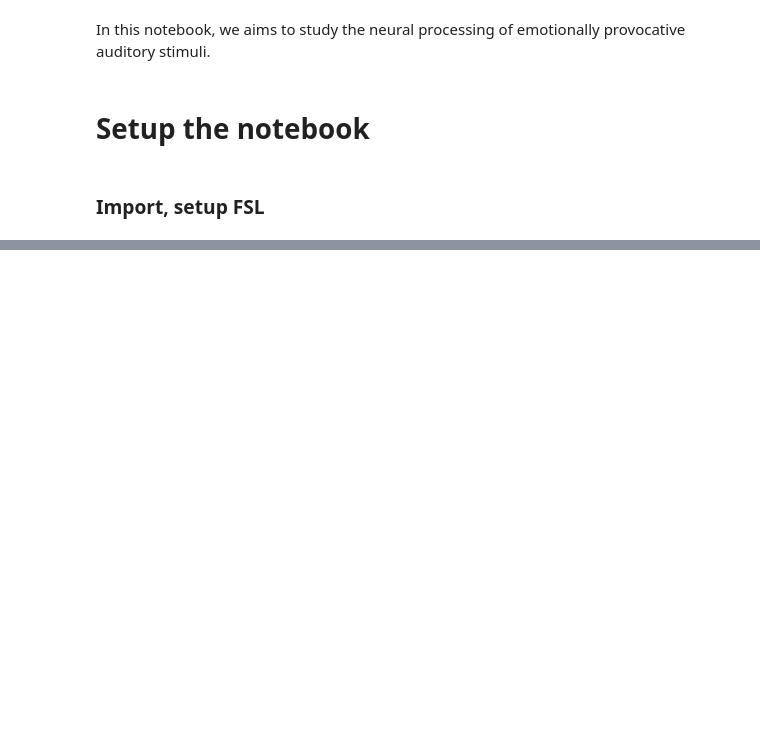
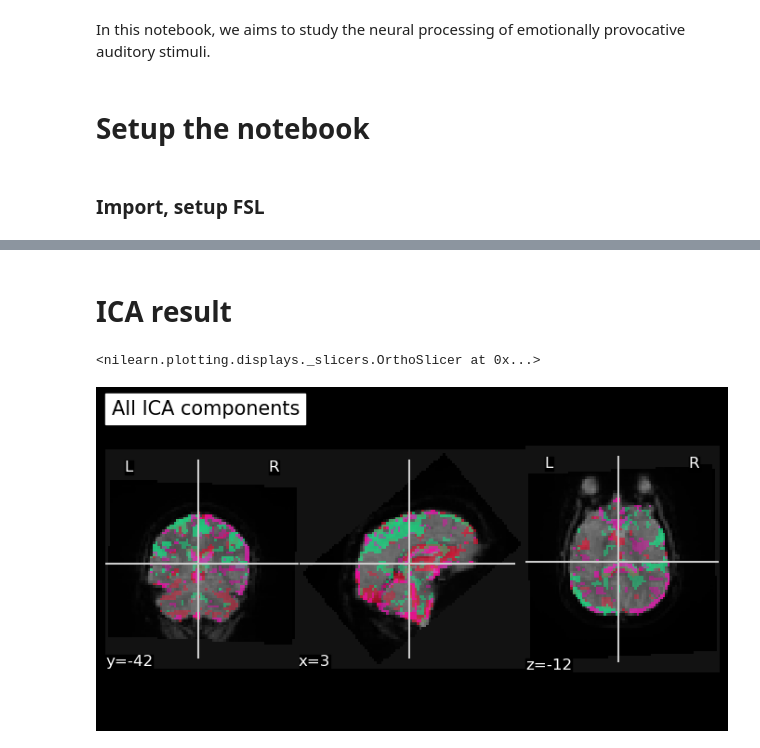
Before and after one commit to ThibthibML/NSSP, a Jupyter notebook: part2.ipynb, the cells around one changed output, grey strips where cells are left out. Drawn from its saved outputs; the diff is of its cells as text; code cells hidden in the pictures; blank space fills up the shorter version.

```diff
--- a/part2.ipynb
+++ b/part2.ipynb
@@ -76,0 +59,15 @@ RERUN = False
+# %%
+dataset= 'ds000171'
+version = '00001'
+subject = 'sub-control01'
+subjectID = 'control01'
+sample_path = "dataset"
+
+# Construct paths
+bids_root = os.path.join(os.path.abspath(""), sample_path, dataset)
+deriv_root = os.path.join(bids_root, 'derivatives')
+preproc_root = op.join(bids_root, 'derivatives','preprocessed_data')
+
+data_concat = os.path.join(preproc_root, subject, 'func', 'sub-{}_all_task_bold.nii'.format(subjectID))
+data_motion_corrected = os.path.join(preproc_root, subject, 'func', 'sub-{}_all_task_bold_moco.nii.gz'.format(subjectID))
+data_smoothed = op.join(preproc_root, subject, 'func', 'sub-{}_all_task_bold_moco_smoothed-6mm.nii.gz'.format(subjectID))
@@ -76,0 +83,20 @@ RERUN = False
+# %%
+canica = CanICA(
+    n_components=3,
+    verbose=1,
+    memory = None,
+    mask_strategy="epi",
+    n_init = 10,
+    random_state=0,
+    standardize="zscore_sample"
+)
+canica.fit(data_motion_corrected)
+
+# Retrieve the independent components in brain space.
+canica_components_img = canica.components_img_
+# components_img is a Nifti Image object, and can be saved to a file with
+# the following lines:
+output_dir = Path.cwd() / "results" / "plot_compare_decomposition"
+output_dir.mkdir(exist_ok=True, parents=True)
+print(f"Output will be saved to: {output_dir}")
+canica_components_img.to_filename(output_dir / "canica_resting_state.nii.gz")
@@ -76,0 +113,8 @@ RERUN = False
+# %% [markdown]
+# ICA result
+# %%
+# Plot all ICA components together
+plot_prob_atlas(canica_components_img, bg_img = mean_img(data_motion_corrected),title="All ICA components")
+# %% [output]
+<nilearn.plotting.displays._slicers.OrthoSlicer at 0x...>
+[figure, added]
```
Also changed, not shown: parts of 9 cells of this notebook, 1 other file.
